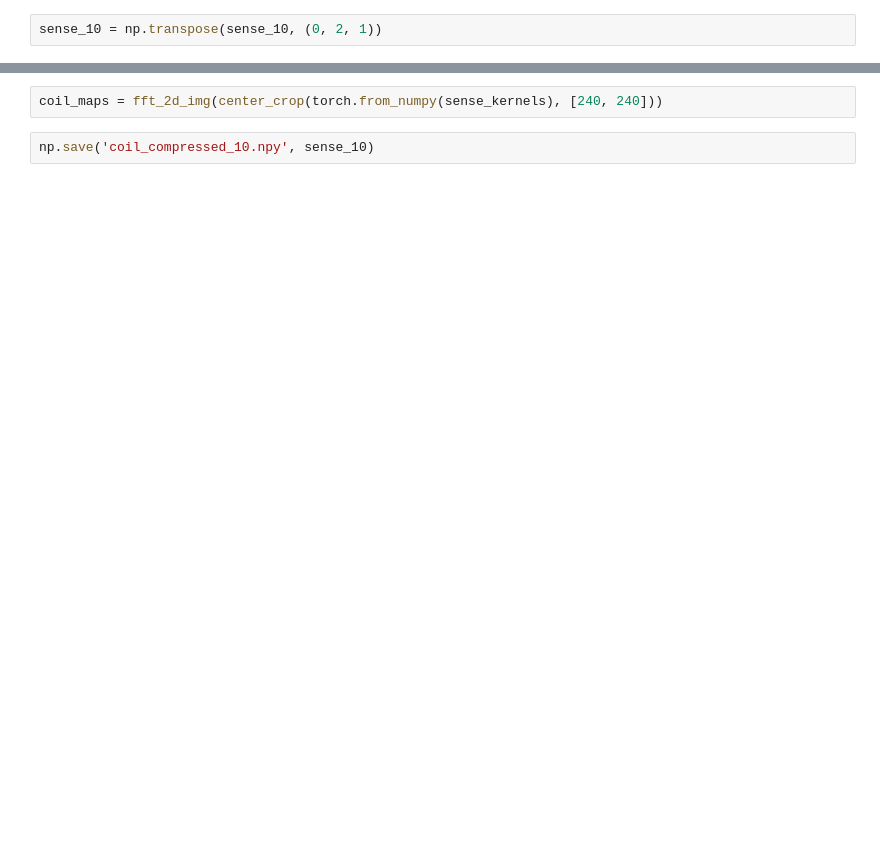
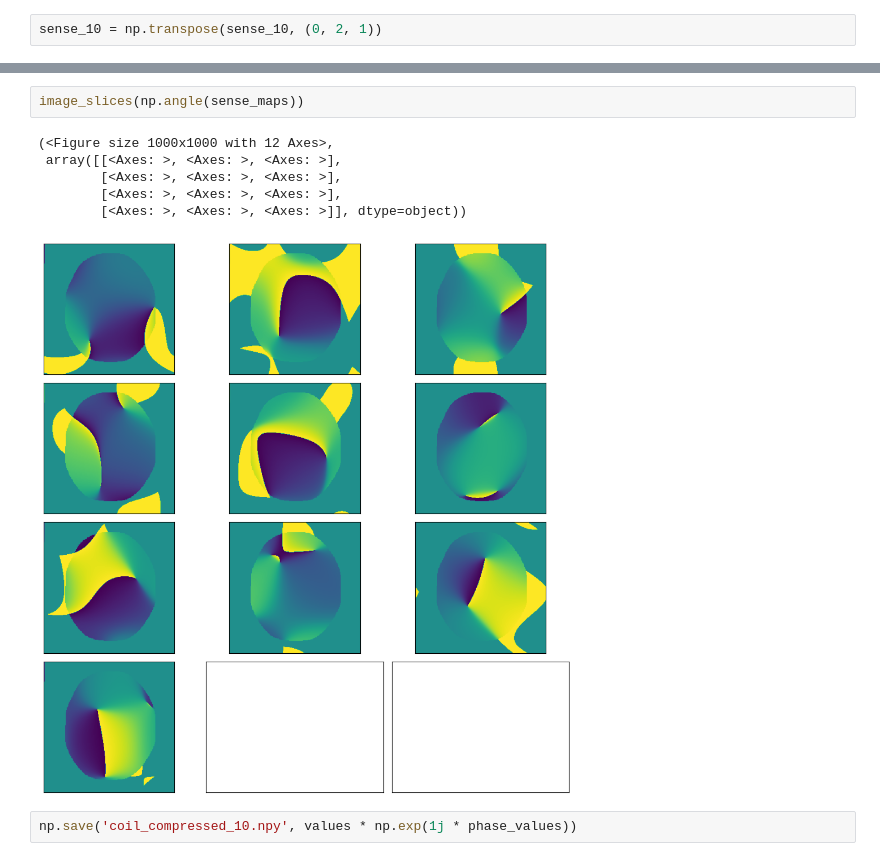
Before and after one commit to brendo-k/mri_machine_learning_reconstruction, a Jupyter notebook: create_compressed_coils.ipynb, the cells around one changed output, grey strips where cells are left out. Drawn from its saved outputs; the diff is of its cells as text; blank space fills up the shorter version.

```diff
--- a/create_compressed_coils.ipynb
+++ b/create_compressed_coils.ipynb
@@ -39,4 +69,11 @@ image_slices(np.abs(sense_kernels))
-# %%
-coil_maps = fft_2d_img(center_crop(torch.from_numpy(sense_kernels), [240, 240]))
+# %%
+image_slices(np.angle(sense_maps))
+# %% [output]
+(<Figure size 1000x1000 with 12 Axes>,
+ array([[<Axes: >, <Axes: >, <Axes: >],
+        [<Axes: >, <Axes: >, <Axes: >],
+        [<Axes: >, <Axes: >, <Axes: >],
+        [<Axes: >, <Axes: >, <Axes: >]], dtype=object))
+[figure, added]
 # %%
-np.save('coil_compressed_10.npy', sense_10)
+np.save('coil_compressed_10.npy', values * np.exp(1j * phase_values))
```
Also changed, not shown: parts of 14 cells of this notebook, 14 other files.
